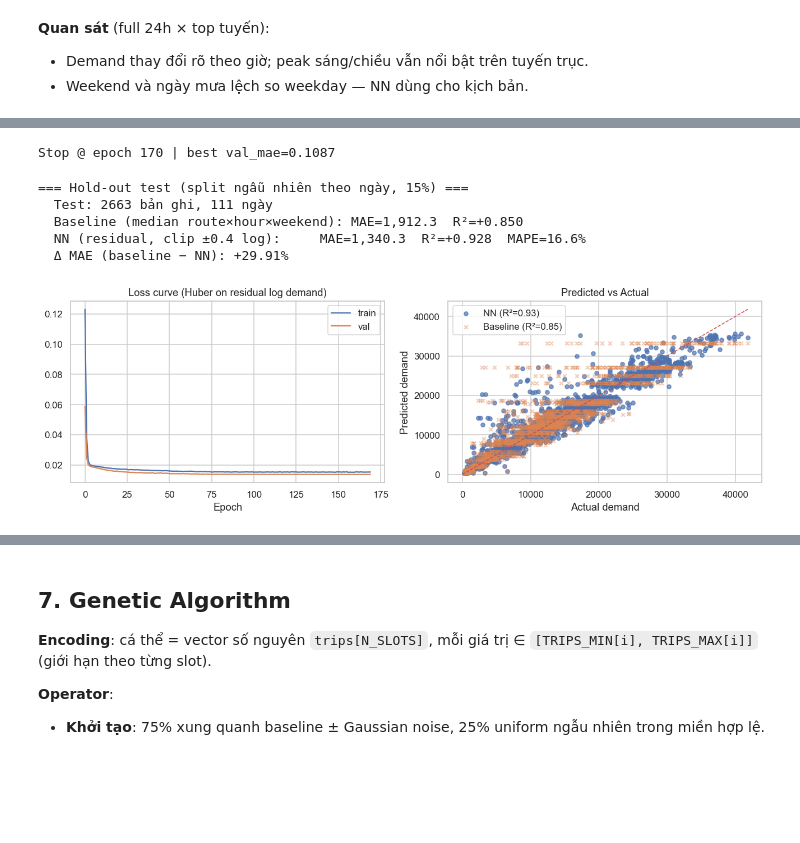
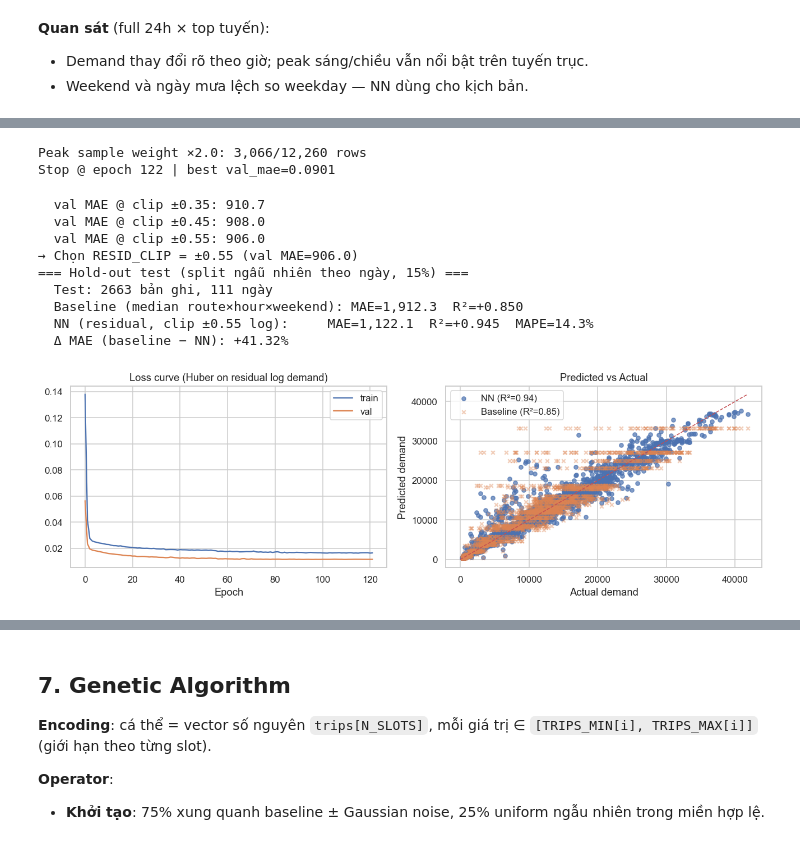
Before and after one commit to dat-utc2-k63/mta-subway-schedule-optimizer-ai, a Jupyter notebook: notebooks/mta_schedule_optimization_single_route.ipynb, the cells around one changed output, grey strips where cells are left out. Drawn from its saved outputs; the diff is of its cells as text; code cells hidden in the pictures; blank space fills up the shorter version.

```diff
--- a/notebooks/mta_schedule_optimization_single_route.ipynb
+++ b/notebooks/mta_schedule_optimization_single_route.ipynb
@@ -670,12 +745,25 @@ Model: "functional"
  Non-trainable params: 0 (0.00 B)
 # %%
+def _fit_inputs(route_idx, num_feat):
+    if USE_ROUTE_EMBEDDING:
+        return {"route_idx": route_idx, "num_features": num_feat}
+    return num_feat
+
+
+train_weights = np.ones(len(train_df), dtype=float)
+if PEAK_SAMPLE_WEIGHT > 1.0:
+    peak_mask = (train_df["is_peak_morning"] == 1) | (train_df["is_peak_evening"] == 1)
+    train_weights[peak_mask.to_numpy()] = PEAK_SAMPLE_WEIGHT
+    print(f"Peak sample weight ×{PEAK_SAMPLE_WEIGHT}: {peak_mask.sum():,}/{len(train_df):,} rows")
+
 early = EarlyStopping(monitor="val_loss", patience=25, restore_best_weights=True)
 lr_reduce = tf.keras.callbacks.ReduceLROnPlateau(monitor="val_loss", factor=0.5, patience=8, min_lr=1e-5)
 
 history = model.fit(
-    {"route_idx": X_train_route, "num_features": X_train_num},
+    _fit_inputs(X_train_route, X_train_num),
     y_train,
-    validation_data=({"route_idx": X_val_route, "num_features": X_val_num}, y_val),
+    validation_data=(_fit_inputs(X_val_route, X_val_num), y_val),
+    sample_weight=train_weights,
     epochs=NN_EPOCHS_MAIN,
     batch_size=32,
     verbose=0,
@@ -683,16 +771,27 @@ history = model.fit(
 )
 print(f"Stop @ epoch {len(history.history['loss'])} | best val_mae={min(history.history['val_mae']):.4f}")
 # %% [output]
-Stop @ epoch 170 | best val_mae=0.1087
+Peak sample weight ×2.0: 3,066/12,260 rows
+Stop @ epoch 122 | best val_mae=0.0901
 # %%
-RESID_CLIP = (-0.4, 0.4)
+if TUNE_RESID_CLIP_ON_VAL:
+    best_clip, best_mae = RESID_CLIP[1], float("inf")
+    for clip_hi in RESID_CLIP_CANDIDATES:
+        tmp_clip = (-clip_hi, clip_hi)
+        pred_resid = model.predict(_fit_inputs(X_val_route, X_val_num), verbose=0).ravel()
+        pred_resid = np.clip(pred_resid, *tmp_clip)
+        pred_val = np.expm1(val_df["log_baseline"].values + pred_resid)
+        mae_val = mean_absolute_error(val_df["demand"].values, pred_val)
+        print(f"  val MAE @ clip ±{clip_hi:.2f}: {mae_val:,.1f}")
+        if mae_val < best_mae:
+            best_mae, best_clip = mae_val, clip_hi
+    RESID_CLIP = (-best_clip, best_clip)
+    print(f"→ Chọn RESID_CLIP = ±{best_clip:.2f} (val MAE={best_mae:,.1f})")
+
 
 def predict_demand(route_idx_arr, num_feat_arr, log_baseline):
     """Predict raw demand: NN outputs residual log-demand, then multiply baseline."""
-    pred_resid = model.predict(
-        {"route_idx": route_idx_arr, "num_features": num_feat_arr},
-        verbose=0,
-    ).ravel()
+    pred_resid = model.predict(_fit_inputs(route_idx_arr, num_feat_arr), verbose=0).ravel()
     pred_resid = np.clip(pred_resid, *RESID_CLIP)
     pred_log = log_baseline + pred_resid
     return np.expm1(pred_log)
@@ -721,42 +820,47 @@ nn_eval_metrics = {
         "r2_baseline": float(r2_baseline),
         "mape_nn_pct": float(mape * 100) if not np.isnan(mape) else None,
         "mae_improvement_pct": float(improvement),
+        "resid_clip": float(RESID_CLIP[1]),
     },
 }
 
 print("=== Hold-out test (split ngẫu nhiên theo ngày, 15%) ===")
 print(f"  Test: {nn_eval_metrics['holdout']['n_test']} bản ghi, {nn_eval_metrics['holdout']['n_test_dates']} ngày")
 print(f"  Baseline (median route×hour×weekend): MAE={mae_baseline:,.1f}  R²={r2_baseline:+.3f}")
 print(f"  NN (residual, clip ±{RESID_CLIP[1]} log):     MAE={mae:,.1f}  R²={r2:+.3f}  MAPE={mape*100:.1f}%")
 print(f"  Δ MAE (baseline − NN): {improvement:+.2f}%")
 if improvement < 0:
     print("  → Hold-out: NN kém baseline trên split này; ưu tiên 5-fold CV khi báo cáo.")
 
 fig, axes = plt.subplots(1, 2, figsize=(12, 4))
 axes[0].plot(history.history["loss"], label="train")
 axes[0].plot(history.history["val_loss"], label="val")
 axes[0].set_title("Loss curve (Huber on residual log demand)")
 axes[0].set_xlabel("Epoch"); axes[0].legend()
 
 axes[1].scatter(y_true, y_pred, alpha=0.7, s=22, label=f"NN (R²={r2:.2f})")
 axes[1].scatter(y_true, baseline_pred_test, alpha=0.4, s=18, marker="x",
                  label=f"Baseline (R²={r2_baseline:.2f})")
 lim = max(y_true.max(), y_pred.max(), baseline_pred_test.max())
 axes[1].plot([0, lim], [0, lim], "r--", lw=1)
 axes[1].set_xlabel("Actual demand"); axes[1].set_ylabel("Predicted demand")
 axes[1].set_title("Predicted vs Actual")
 axes[1].legend()
 
 plt.tight_layout()
 plt.savefig(OUT_DIR / "fig_nn_eval.png", dpi=120, bbox_inches="tight")
 plt.show()
 # %% [output]
+  val MAE @ clip ±0.35: 910.7
+  val MAE @ clip ±0.45: 908.0
+  val MAE @ clip ±0.55: 906.0
+→ Chọn RESID_CLIP = ±0.55 (val MAE=906.0)
 === Hold-out test (split ngẫu nhiên theo ngày, 15%) ===
   Test: 2663 bản ghi, 111 ngày
   Baseline (median route×hour×weekend): MAE=1,912.3  R²=+0.850
-  NN (residual, clip ±0.4 log):     MAE=1,340.3  R²=+0.928  MAPE=16.6%
-  Δ MAE (baseline − NN): +29.91%
+  NN (residual, clip ±0.55 log):     MAE=1,122.1  R²=+0.945  MAPE=14.3%
+  Δ MAE (baseline − NN): +41.32%
-[figure, old version]
+[figure, new version]
 # %%
 from sklearn.model_selection import KFold
 
```
Also changed, not shown: parts of 17 cells of this notebook, 15 other files.
